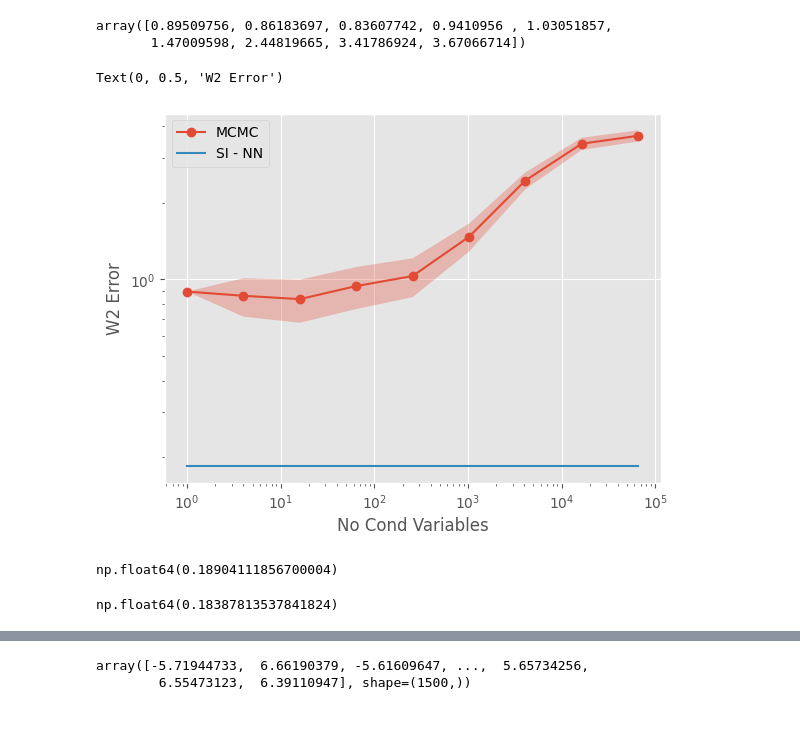
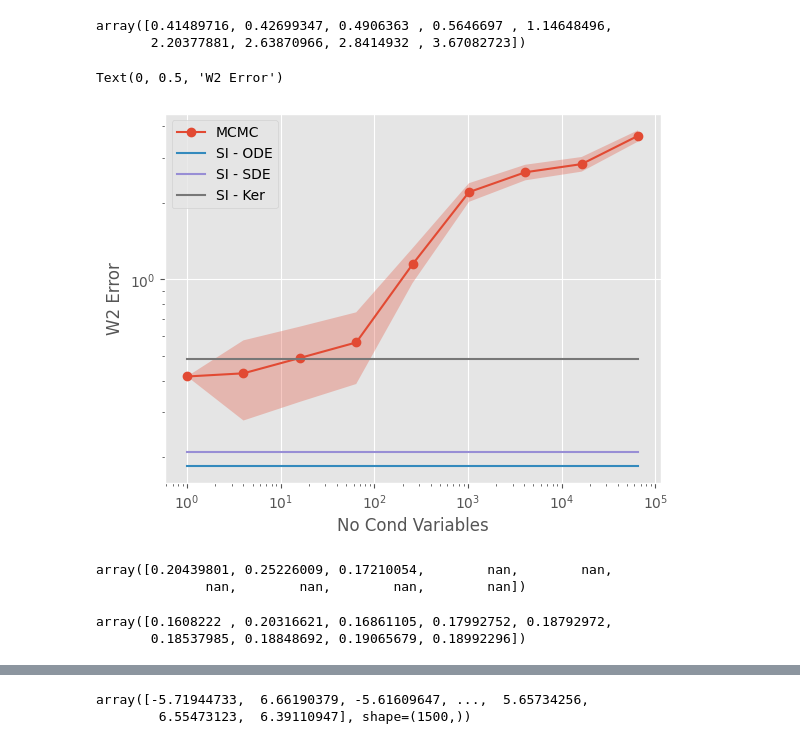
Before and after one commit to abjohnson117/TransportVsMcmcExperiments, a Jupyter notebook: banana/budget_test.ipynb, the cells around one changed output, grey strips where cells are left out. Drawn from its saved outputs; the diff is of its cells as text; code cells hidden in the pictures.

Commit message:
Adding latest results from the MCMC

```diff
--- a/banana/budget_test.ipynb
+++ b/banana/budget_test.ipynb
@@ -10,51 +10,72 @@ budget = 4 ** 8
 conditioning_list = [4 ** i for i in range(9)]
 
 wds_nn = np.zeros((10, len(conditioning_list)))
+wds_ker = np.zeros((10, len(conditioning_list)))
+wds_sde = np.zeros((10, len(conditioning_list)))
 wds_mcmc = np.zeros((10, len(conditioning_list)))
 wds_nn_std = np.zeros((10, len(conditioning_list)))
+wds_ker_std = np.zeros((10, len(conditioning_list)))
+wds_sde_std = np.zeros((10, len(conditioning_list)))
 wds_mcmc_std = np.zeros((10, len(conditioning_list)))
 for i in range(1,11):
     output_root = "budget_results"
     output_dir = os.path.join(output_root, f"ode_{i}")
     wd_nn_array = np.load(os.path.join(output_dir, "wd_nn_array_mean.npy"))
+    wd_ker_array = np.load(os.path.join(output_dir, "wd_ker_array_mean.npy"))
+    wd_sde_array = np.load(os.path.join(output_dir, "wd_nn_sde_array_mean.npy"))
     wd_mcmc_array = np.load(os.path.join(output_root, f"wd_mcmc_array_mean_{i}.npy"))
     wd_nn_std = np.load(os.path.join(output_dir, "wd_nn_array_std.npy"))
+    wd_ker_std = np.load(os.path.join(output_dir, "wd_ker_array_std.npy"))
+    wd_sde_std = np.load(os.path.join(output_dir, "wd_nn_sde_array_std.npy"))
     wd_mcmc_std = np.load(os.path.join(output_root, f"wd_mcmc_array_std_{i}.npy"))
 
     wds_nn[i-1, :] = wd_nn_array
+    wds_ker[i-1, :] = wd_ker_array
+    wds_sde[i-1, :] = wd_sde_array
     wds_mcmc[i-1, :] = wd_mcmc_array
     wds_nn_std[i-1, :] = wd_nn_std
+    wds_ker_std[i-1, :] = wd_ker_std
+    wds_sde_std[i-1, :] = wd_sde_std
     wds_mcmc_std[i-1, :] = wd_mcmc_std
 # %%
 wd_means = np.mean(wds_nn, axis=0)
 wd_stds = np.mean(wds_nn_std, axis=0)
+
+wd_sde_means = np.mean(wds_sde, axis=0)
+wd_sde_stds = np.mean(wds_sde_std, axis=0)
+
+wd_ker_means = np.mean(wds_ker, axis=0)
+wd_sde_stds = np.mean(wds_ker_std, axis=0)
 # %%
 wd_mcmc_means = np.mean(wds_mcmc, axis=0)
 wd_mcmc_stds = np.mean(wds_nn_std, axis=0)
 # %%
 wd_mcmc_means
 # %% [output]
-array([0.89509756, 0.86183697, 0.83607742, 0.9410956 , 1.03051857,
-       1.47009598, 2.44819665, 3.41786924, 3.67066714])
+array([0.41489716, 0.42699347, 0.4906363 , 0.5646697 , 1.14648496,
+       2.20377881, 2.63870966, 2.8414932 , 3.67082723])
 # %%
 plt.plot(conditioning_list, wd_mcmc_means, label="MCMC", marker="o")
 plt.fill_between(conditioning_list, wd_mcmc_means - wd_mcmc_stds, wd_mcmc_means + wd_mcmc_stds, alpha=0.3)
-plt.plot(conditioning_list, np.mean(wd_means) * np.ones(9), label="SI - NN")
+plt.plot(conditioning_list, np.mean(wd_means) * np.ones(9), label="SI - ODE")
+plt.plot(conditioning_list, np.mean(wd_sde_means[:3]) * np.ones(9), label="SI - SDE")
+plt.plot(conditioning_list, np.mean(wd_ker_means) * np.ones(9), label="SI - Ker")
 # plt.axhline(np.mean(wd_nn_array).item(), label="SI")
 plt.legend()
 plt.yscale("log")
 plt.xscale("log")
 plt.xlabel("No Cond Variables")
 plt.ylabel("W2 Error")
 # %% [output]
 Text(0, 0.5, 'W2 Error')
-[figure, old version]
+[figure, new version]
-# %%
-wds_mcmc_1 = wds_mcmc[:, 0]
-np.mean(wds_mcmc_1[wds_mcmc_1 <= 1.0])
-# %% [output]
-np.float64(0.18904111856700004)
-# %%
-wds_nn.mean()
-# %% [output]
-np.float64(0.18387813537841824)
+# %%
+wd_sde_means
+# %% [output]
+array([0.20439801, 0.25226009, 0.17210054,        nan,        nan,
+              nan,        nan,        nan,        nan])
+# %%
+wd_means
+# %% [output]
+array([0.1608222 , 0.20316621, 0.16861105, 0.17992752, 0.18792972,
+       0.18537985, 0.18848692, 0.19065679, 0.18992296])
```
Also changed, not shown: parts of 7 cells of this notebook, 5 other files.
